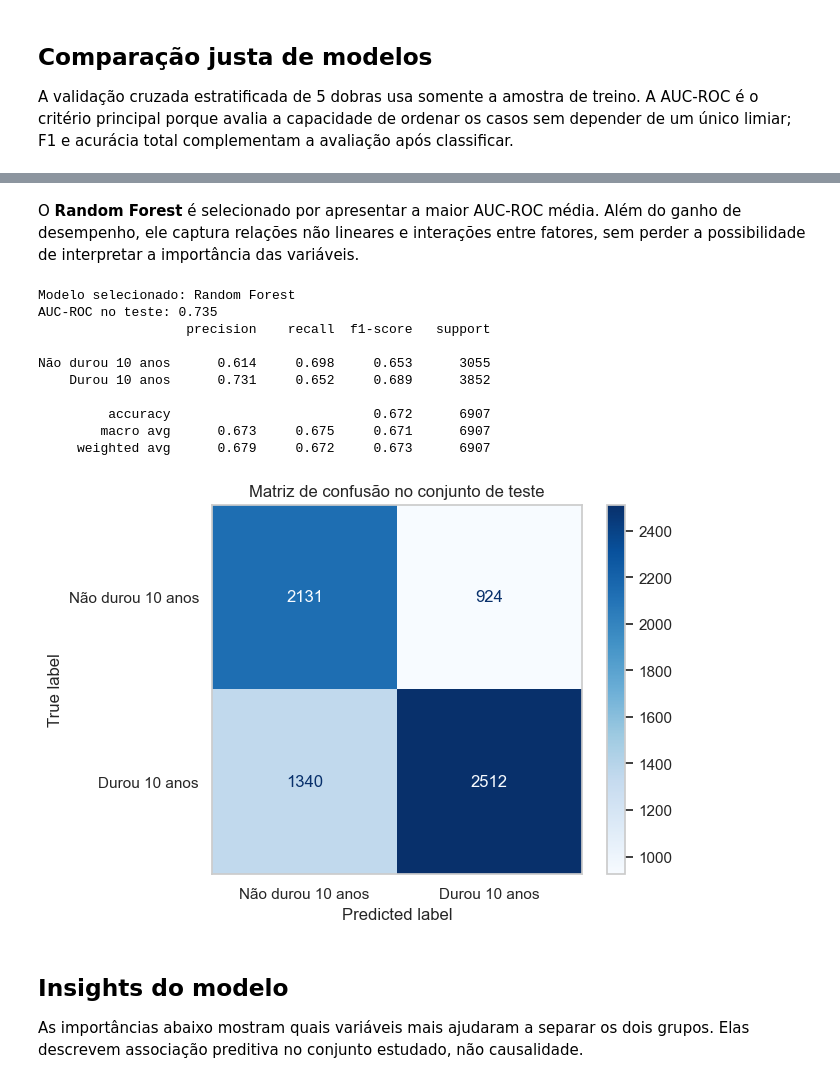
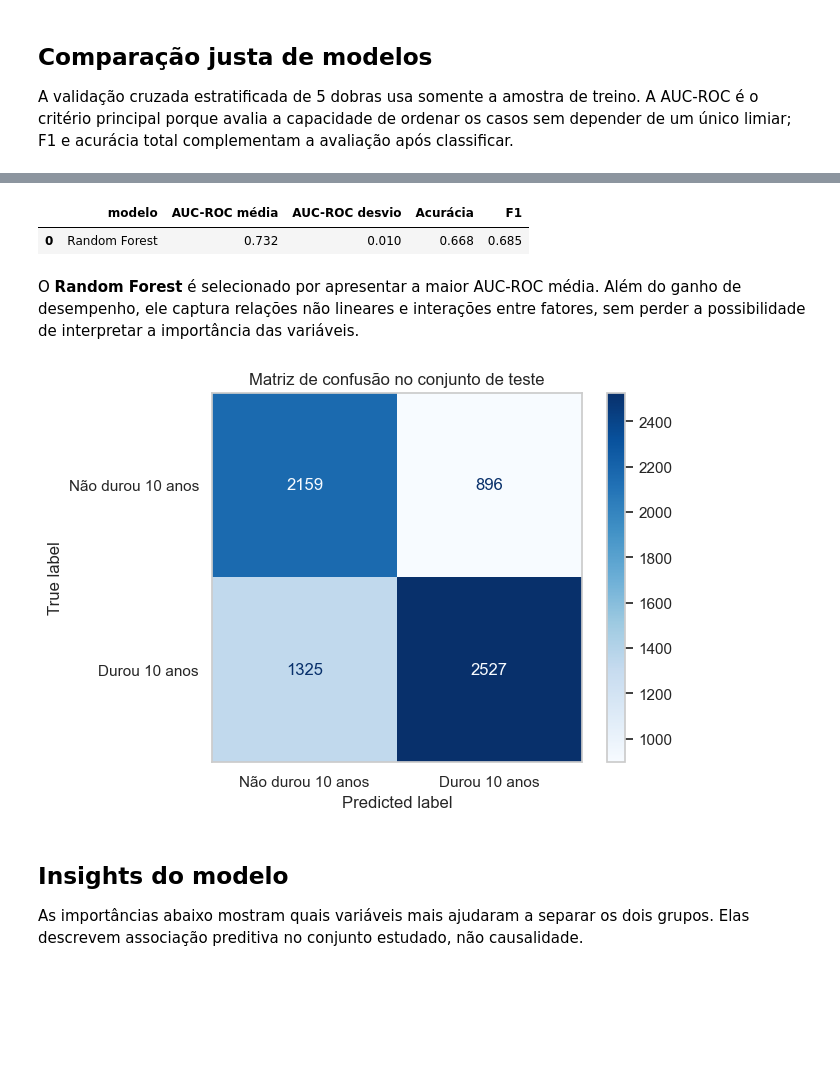
Before and after one commit to josecjlf/marriage-project-ml, a Jupyter notebook: notebooks/02_modelagem_validacao_insights.ipynb, the cells around one changed output, grey strips where cells are left out. Drawn from its saved outputs; the diff is of its cells as text; code cells hidden in the pictures; blank space fills up the shorter version.

```diff
--- a/notebooks/02_modelagem_validacao_insights.ipynb
+++ b/notebooks/02_modelagem_validacao_insights.ipynb
@@ -90,31 +61,53 @@ comparison.style.format({column: '{:.3f}' for column in comparison.columns if co
+# %%
+model = RandomForestClassifier(n_estimators=300, max_depth=12, min_samples_leaf=10,
+                               class_weight='balanced_subsample', n_jobs=-1, random_state=1)
+
+cv = StratifiedKFold(n_splits=5, shuffle=True, random_state=1)
+scoring = {'AUC-ROC': 'roc_auc', 'Acurácia': 'accuracy', 'F1': 'f1'}
+
+pipeline = Pipeline([('preprocessor', preprocessor), ('model', model)])
+
+scores = cross_validate(pipeline, X_train, y_train,
+                        scoring=scoring, cv=cv, n_jobs=-1)
+
+comparison = pd.DataFrame({
+    'modelo': ['Random Forest'],
+    'AUC-ROC média': [scores['test_AUC-ROC'].mean()],
+    'AUC-ROC desvio': [scores['test_AUC-ROC'].std()],
+    'Acurácia': [scores['test_Acurácia'].mean()],
+    'F1': [scores['test_F1'].mean()]
+})
+
+comparison.style.format({
+    column: '{:.3f}' for column in comparison.columns if column != 'modelo'
+}).background_gradient(subset=['AUC-ROC média'], cmap='YlGn')
+# %% [output]
+|  | modelo | AUC-ROC média | AUC-ROC desvio | Acurácia | F1 |
+| 0 | Random Forest | 0.732 | 0.010 | 0.668 | 0.685 |
 # %% [markdown]
 O **Random Forest** é selecionado por apresentar a maior AUC-ROC média. Além do ganho de desempenho, ele captura relações não lineares e interações entre fatores, sem perder a possibilidade de interpretar a importância das variáveis.
 # %%
 best_name = comparison.loc[0, 'modelo']
-final_pipeline = Pipeline([('preprocessor', preprocessor), ('model', models[best_name])])
+final_pipeline = Pipeline([
+    ('preprocessor', preprocessor),
+    ('model', model)
+])
+
 final_pipeline.fit(X_train, y_train)
 test_predictions = final_pipeline.predict(X_test)
-test_probabilities = final_pipeline.predict_proba(X_test)[:, 1]
-test_auc = roc_auc_score(y_test, test_probabilities)
-print(f'Modelo selecionado: {best_name}')
-print(f'AUC-ROC no teste: {test_auc:.3f}')
-print(classification_report(y_test, test_predictions, target_names=['Não durou 10 anos', 'Durou 10 anos'], digits=3))
-ConfusionMatrixDisplay.from_predictions(y_test, test_predictions, display_labels=['Não durou 10 anos', 'Durou 10 anos'], cmap='Blues')
+
+ConfusionMatrixDisplay.from_predictions(
+    y_test,
+    test_predictions,
+    display_labels=['Não durou 10 anos', 'Durou 10 anos'],
+    cmap='Blues'
+)
+
 plt.title('Matriz de confusão no conjunto de teste')
 plt.grid(False)
 plt.show()
 # %% [output]
-Modelo selecionado: Random Forest
-AUC-ROC no teste: 0.735
-                   precision    recall  f1-score   support
-
-Não durou 10 anos      0.614     0.698     0.653      3055
-    Durou 10 anos      0.731     0.652     0.689      3852
-
-         accuracy                          0.672      6907
-        macro avg      0.673     0.675     0.671      6907
-     weighted avg      0.679     0.672     0.673      6907
-[figure, old version]
+[figure, new version]
 # %% [markdown]
 ## Insights do modelo
 
```
Also changed, not shown: parts of 4 cells of this notebook, 1 other file.
